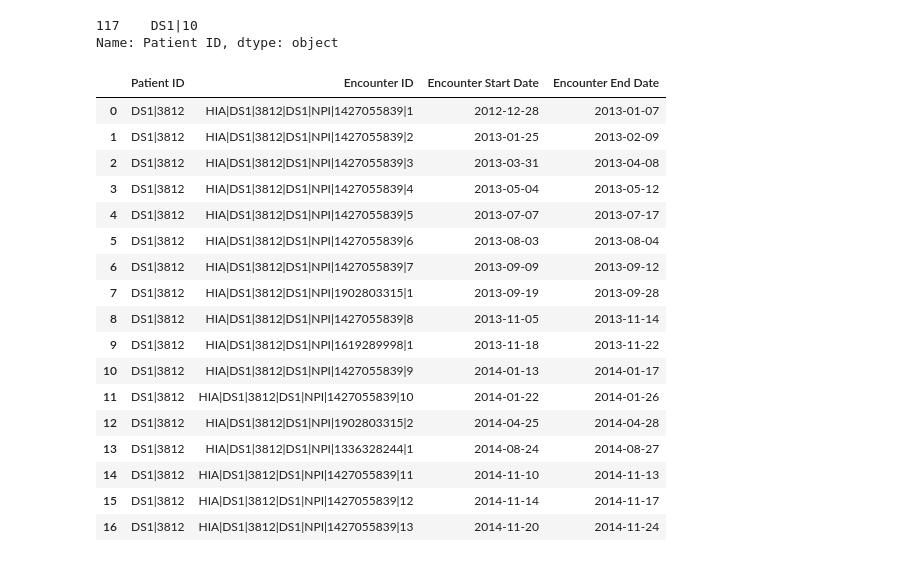
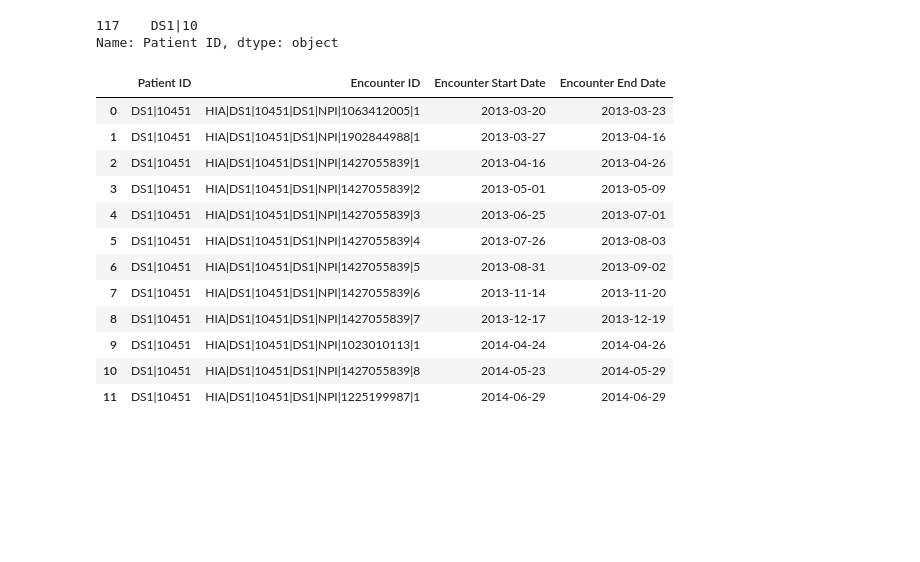
Before and after one commit to simon-mack/hospital_readmission_analysis, a Jupyter notebook: Data Files/URSA_Health_EDA_pca.ipynb, the cells around one changed output. Cells and saved outputs as stored; diff of their text form; code cells hidden in the pictures; blank space fills up the shorter version.

```diff
--- a/Data Files/URSA_Health_EDA_pca.ipynb
+++ b/Data Files/URSA_Health_EDA_pca.ipynb
@@ -119,28 +119,23 @@ encounters_by_patient['Patient ID'].loc[encounters_by_patient['Encounter ID'] ==
 Name: Patient ID, dtype: object
 # %%
 
-enc_test = encounters_by_patient.loc[encounters_by_patient['Patient ID'] == 'DS1|3812'].sort_values(by = 'Encounter End Date', ascending = True).reset_index(drop=True)
+enc_test = encounters_by_patient.loc[encounters_by_patient['Patient ID'] == 'DS1|10451'].sort_values(by = 'Encounter End Date', ascending = True).reset_index(drop=True)
 
 enc_test
 # %% [output]
 |  | Patient ID | Encounter ID | Encounter Start Date | Encounter End Date |
-| 0 | DS1|3812 | HIA|DS1|3812|DS1|NPI|1427055839|1 | 2012-12-28 | 2013-01-07 |
-| 1 | DS1|3812 | HIA|DS1|3812|DS1|NPI|1427055839|2 | 2013-01-25 | 2013-02-09 |
-| 2 | DS1|3812 | HIA|DS1|3812|DS1|NPI|1427055839|3 | 2013-03-31 | 2013-04-08 |
-| 3 | DS1|3812 | HIA|DS1|3812|DS1|NPI|1427055839|4 | 2013-05-04 | 2013-05-12 |
-| 4 | DS1|3812 | HIA|DS1|3812|DS1|NPI|1427055839|5 | 2013-07-07 | 2013-07-17 |
-| 5 | DS1|3812 | HIA|DS1|3812|DS1|NPI|1427055839|6 | 2013-08-03 | 2013-08-04 |
-| 6 | DS1|3812 | HIA|DS1|3812|DS1|NPI|1427055839|7 | 2013-09-09 | 2013-09-12 |
-| 7 | DS1|3812 | HIA|DS1|3812|DS1|NPI|1902803315|1 | 2013-09-19 | 2013-09-28 |
-| 8 | DS1|3812 | HIA|DS1|3812|DS1|NPI|1427055839|8 | 2013-11-05 | 2013-11-14 |
-| 9 | DS1|3812 | HIA|DS1|3812|DS1|NPI|1619289998|1 | 2013-11-18 | 2013-11-22 |
-| 10 | DS1|3812 | HIA|DS1|3812|DS1|NPI|1427055839|9 | 2014-01-13 | 2014-01-17 |
-| 11 | DS1|3812 | HIA|DS1|3812|DS1|NPI|1427055839|10 | 2014-01-22 | 2014-01-26 |
-| 12 | DS1|3812 | HIA|DS1|3812|DS1|NPI|1902803315|2 | 2014-04-25 | 2014-04-28 |
-| 13 | DS1|3812 | HIA|DS1|3812|DS1|NPI|1336328244|1 | 2014-08-24 | 2014-08-27 |
-| 14 | DS1|3812 | HIA|DS1|3812|DS1|NPI|1427055839|11 | 2014-11-10 | 2014-11-13 |
-| 15 | DS1|3812 | HIA|DS1|3812|DS1|NPI|1427055839|12 | 2014-11-14 | 2014-11-17 |
-| 16 | DS1|3812 | HIA|DS1|3812|DS1|NPI|1427055839|13 | 2014-11-20 | 2014-11-24 |
+| 0 | DS1|10451 | HIA|DS1|10451|DS1|NPI|1063412005|1 | 2013-03-20 | 2013-03-23 |
+| 1 | DS1|10451 | HIA|DS1|10451|DS1|NPI|1902844988|1 | 2013-03-27 | 2013-04-16 |
+| 2 | DS1|10451 | HIA|DS1|10451|DS1|NPI|1427055839|1 | 2013-04-16 | 2013-04-26 |
+| 3 | DS1|10451 | HIA|DS1|10451|DS1|NPI|1427055839|2 | 2013-05-01 | 2013-05-09 |
+| 4 | DS1|10451 | HIA|DS1|10451|DS1|NPI|1427055839|3 | 2013-06-25 | 2013-07-01 |
+| 5 | DS1|10451 | HIA|DS1|10451|DS1|NPI|1427055839|4 | 2013-07-26 | 2013-08-03 |
+| 6 | DS1|10451 | HIA|DS1|10451|DS1|NPI|1427055839|5 | 2013-08-31 | 2013-09-02 |
+| 7 | DS1|10451 | HIA|DS1|10451|DS1|NPI|1427055839|6 | 2013-11-14 | 2013-11-20 |
+| 8 | DS1|10451 | HIA|DS1|10451|DS1|NPI|1427055839|7 | 2013-12-17 | 2013-12-19 |
+| 9 | DS1|10451 | HIA|DS1|10451|DS1|NPI|1023010113|1 | 2014-04-24 | 2014-04-26 |
+| 10 | DS1|10451 | HIA|DS1|10451|DS1|NPI|1427055839|8 | 2014-05-23 | 2014-05-29 |
+| 11 | DS1|10451 | HIA|DS1|10451|DS1|NPI|1225199987|1 | 2014-06-29 | 2014-06-29 |
 # %%
 readmissions = []
 index = 0
```
Also changed, not shown: parts of 8 cells of this notebook, 2 other files.
